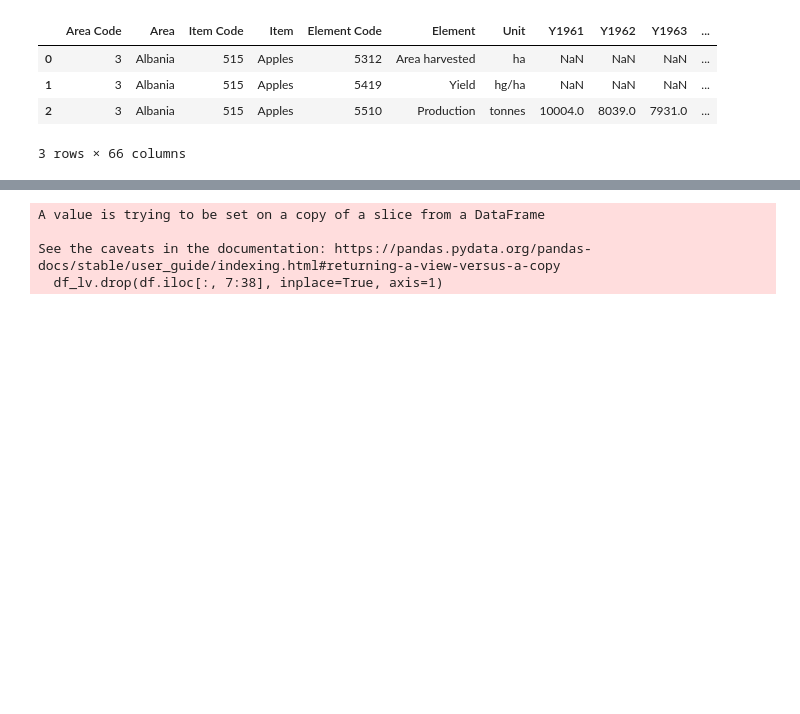
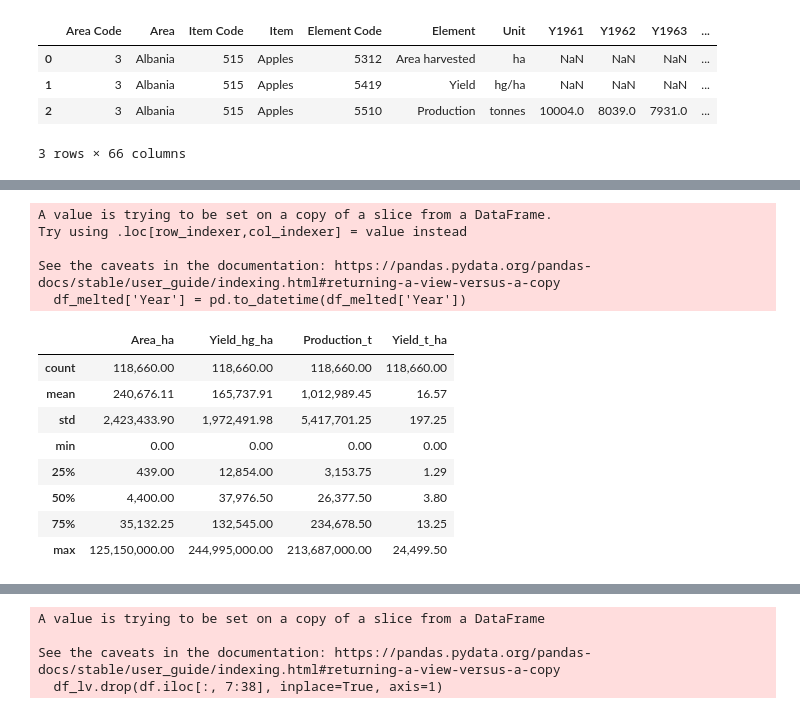
Before and after one commit to dekristi/Tech_Test, a Jupyter notebook: SGT_Project.ipynb, the cells around one changed output, grey strips where cells are left out. Cells and saved outputs as stored; diff of their text form; code cells hidden in the pictures; blank space fills up the shorter version.

```diff
--- a/SGT_Project.ipynb
+++ b/SGT_Project.ipynb
@@ -166,0 +157,8 @@ df.sample(3)
+# %%
+df_melted['Year'] = pd.to_datetime(df_melted['Year'])
+# %% [output]
+A value is trying to be set on a copy of a slice from a DataFrame.
+Try using .loc[row_indexer,col_indexer] = value instead
+
+See the caveats in the documentation: https://pandas.pydata.org/pandas-docs/stable/user_guide/indexing.html#returning-a-view-versus-a-copy
+  df_melted['Year'] = pd.to_datetime(df_melted['Year'])
@@ -166,0 +169,12 @@ df.sample(3)
+# %%
+df_melted.describe().apply(lambda s: s.apply('{:,.2f}'.format)) # Formatting describe function to more readable
+# %% [output]
+|  | Area_ha | Yield_hg_ha | Production_t | Yield_t_ha |
+| count | 118,660.00 | 118,660.00 | 118,660.00 | 118,660.00 |
+| mean | 240,676.11 | 165,737.91 | 1,012,989.45 | 16.57 |
+| std | 2,423,433.90 | 1,972,491.98 | 5,417,701.25 | 197.25 |
+| min | 0.00 | 0.00 | 0.00 | 0.00 |
+| 25% | 439.00 | 12,854.00 | 3,153.75 | 1.29 |
+| 50% | 4,400.00 | 37,976.50 | 26,377.50 | 3.80 |
+| 75% | 35,132.25 | 132,545.00 | 234,678.50 | 13.25 |
+| max | 125,150,000.00 | 244,995,000.00 | 213,687,000.00 | 24,499.50 |
```
Also changed, not shown: parts of 63 cells of this notebook.
